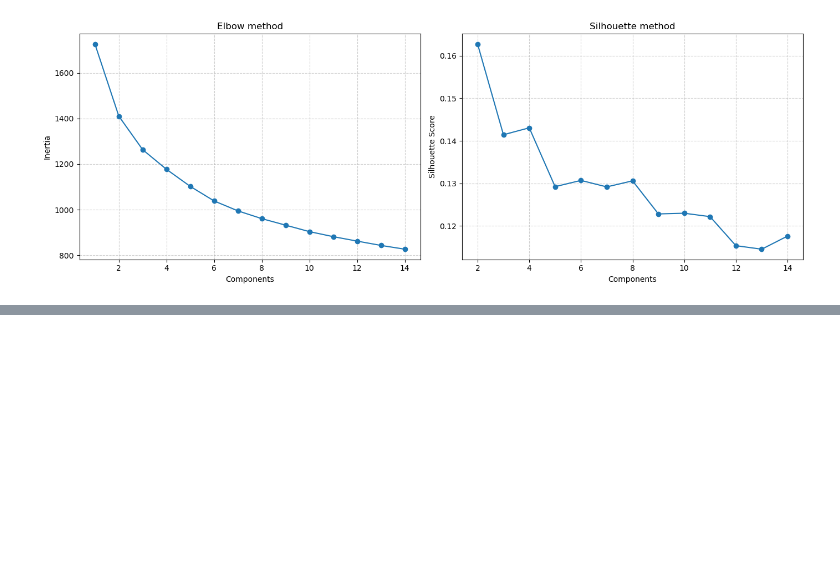
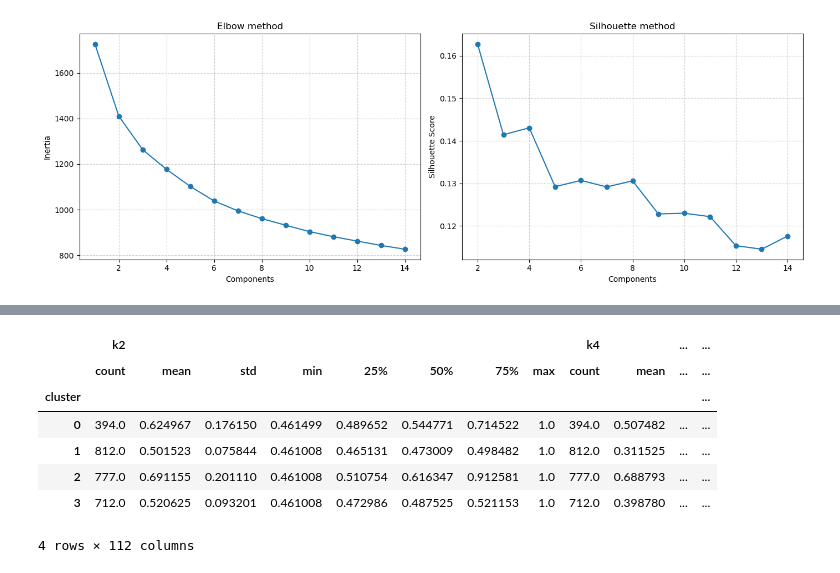
Before and after one commit to aquapuziq/BSU_DA-DS_labs, a Jupyter notebook: cluster_analysis/cluster_analysis.ipynb, the cells around one changed output, grey strips where cells are left out. Cells and saved outputs as stored; diff of their text form; code cells hidden in the pictures; blank space fills up the shorter version.

```diff
--- a/cluster_analysis/cluster_analysis.ipynb
+++ b/cluster_analysis/cluster_analysis.ipynb
@@ -120,0 +121,4 @@ fig.show()
+# %%
+data_with_clusters = data.copy()
+data_with_clusters['cluster'] = labels_4
+data_with_clusters.head()
@@ -120,0 +146,12 @@ fig.show()
+# %%
+full_stats = data_with_clusters.groupby('cluster').describe()
+display(full_stats)
+# %% [output]
+|  | k2 |  |  |  |  |  |  |  | k4 |  | ... | ... |
+|  | count | mean | std | min | 25% | 50% | 75% | max | count | mean | ... | ... |
+| cluster |  |  |  |  |  |  |  |  |  |  |  | ... |
+| 0 | 394.0 | 0.624967 | 0.176150 | 0.461499 | 0.489652 | 0.544771 | 0.714522 | 1.0 | 394.0 | 0.507482 | ... | ... |
+| 1 | 812.0 | 0.501523 | 0.075844 | 0.461008 | 0.465131 | 0.473009 | 0.498482 | 1.0 | 812.0 | 0.311525 | ... | ... |
+| 2 | 777.0 | 0.691155 | 0.201110 | 0.461008 | 0.510754 | 0.616347 | 0.912581 | 1.0 | 777.0 | 0.688793 | ... | ... |
+| 3 | 712.0 | 0.520625 | 0.093201 | 0.461008 | 0.472986 | 0.487525 | 0.521153 | 1.0 | 712.0 | 0.398780 | ... | ... |
+4 rows × 112 columns
```
Also changed, not shown: parts of 3 cells of this notebook.
